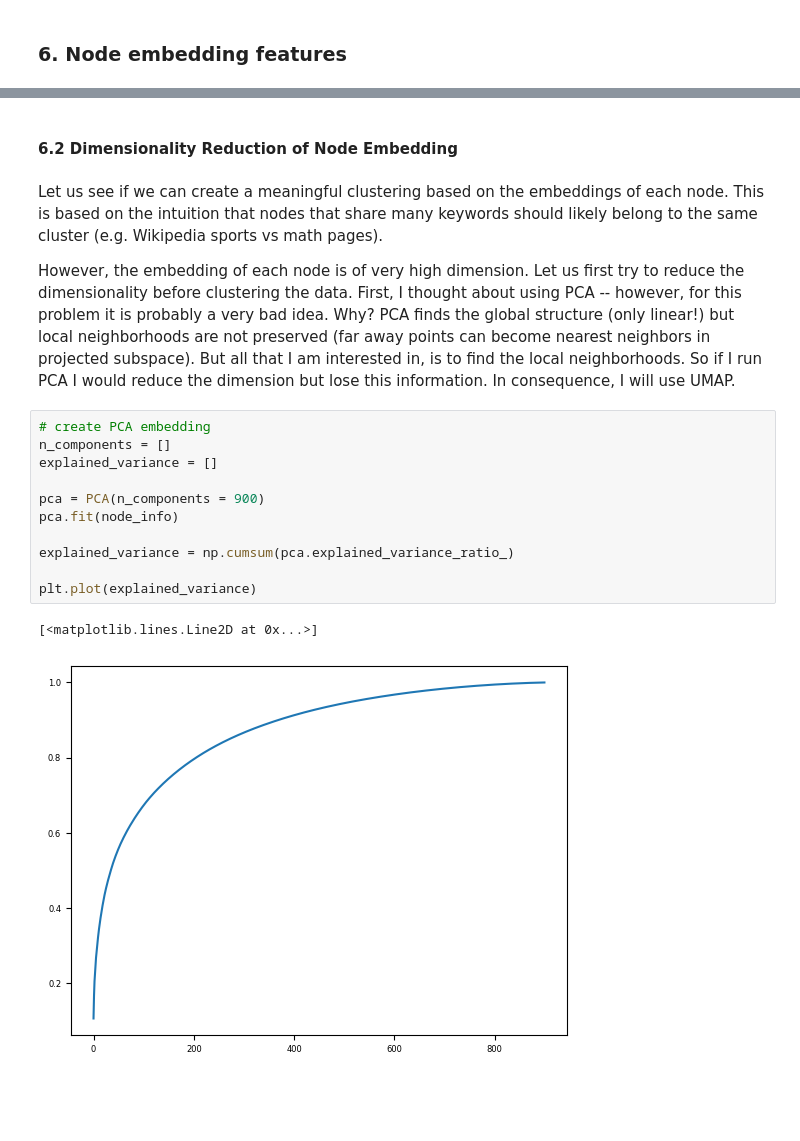
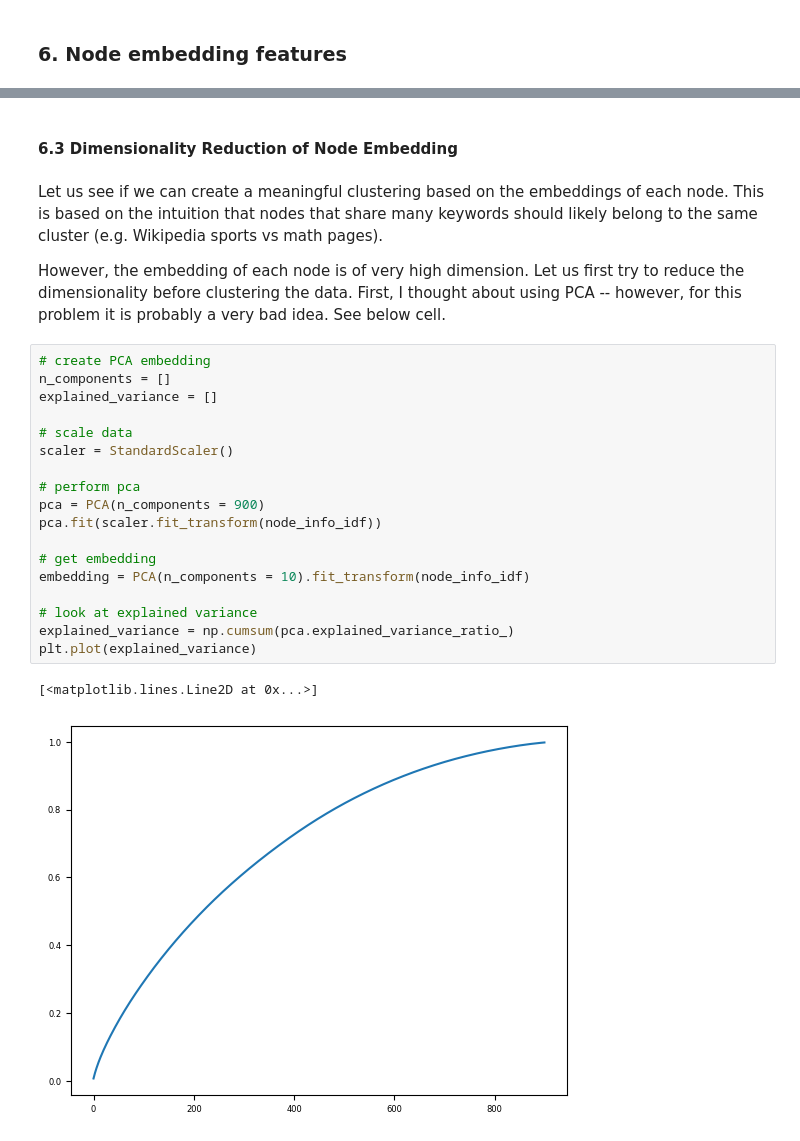
Before and after one commit to lassefschmidt/Network-Science_Challenge, a Jupyter notebook: 0_Exploratory Data Analysis and Preprocessing.ipynb, the cells around one changed output, grey strips where cells are left out. Cells and saved outputs as stored; diff of their text form; blank space fills up the shorter version.

```diff
--- a/0_Exploratory Data Analysis and Preprocessing.ipynb
+++ b/0_Exploratory Data Analysis and Preprocessing.ipynb
@@ -415,22 +503,29 @@ Lift: 12.329332715477292
 =====================================
 # %% [markdown]
-#### 6.2 Dimensionality Reduction of Node Embedding
+#### 6.3 Dimensionality Reduction of Node Embedding
 # %% [markdown]
 Let us see if we can create a meaningful clustering based on the embeddings of each node. This is based on the intuition that nodes that share many keywords should likely belong to the same cluster (e.g. Wikipedia sports vs math pages).
 
-However, the embedding of each node is of very high dimension. Let us first try to reduce the dimensionality before clustering the data. First, I thought about using PCA -- however, for this problem it is probably a very bad idea. Why? PCA finds the global structure (only linear!) but local neighborhoods are not preserved (far away points can become nearest neighbors in projected subspace). But all that I am interested in, is to find the local neighborhoods. So if I run PCA I would reduce the dimension but lose this information. In consequence, I will use UMAP.
+However, the embedding of each node is of very high dimension. Let us first try to reduce the dimensionality before clustering the data. First, I thought about using PCA -- however, for this problem it is probably a very bad idea. See below cell.
 # %%
 # create PCA embedding
 n_components = []
 explained_variance = []
 
+# scale data
+scaler = StandardScaler()
+
+# perform pca
 pca = PCA(n_components = 900)
-pca.fit(node_info)
+pca.fit(scaler.fit_transform(node_info_idf))
 
+# get embedding
+embedding = PCA(n_components = 10).fit_transform(node_info_idf)
+
+# look at explained variance
 explained_variance = np.cumsum(pca.explained_variance_ratio_)
-
 plt.plot(explained_variance)
 # %% [output]
 [<matplotlib.lines.Line2D at 0x...>]
-[figure, old version]
+[figure, new version]
 # %% [markdown]
```
Also changed, not shown: parts of 41 cells of this notebook, 9 other files.
